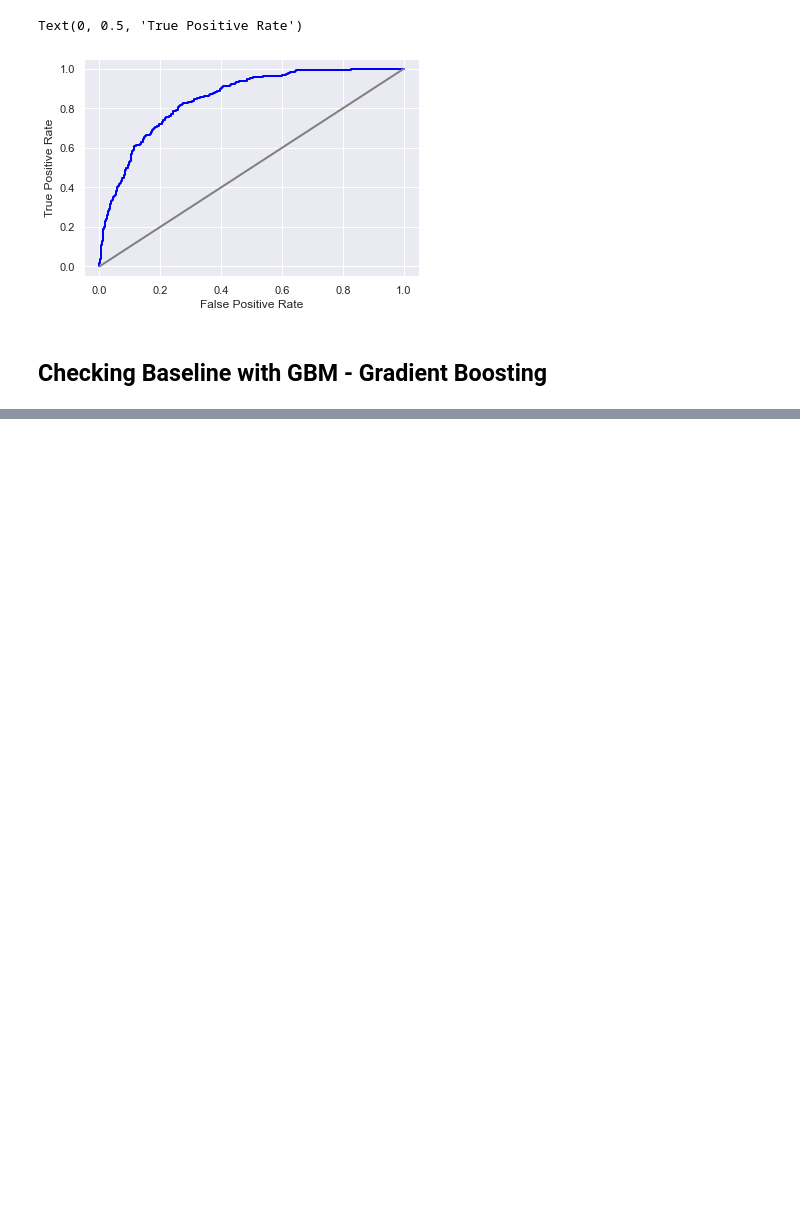
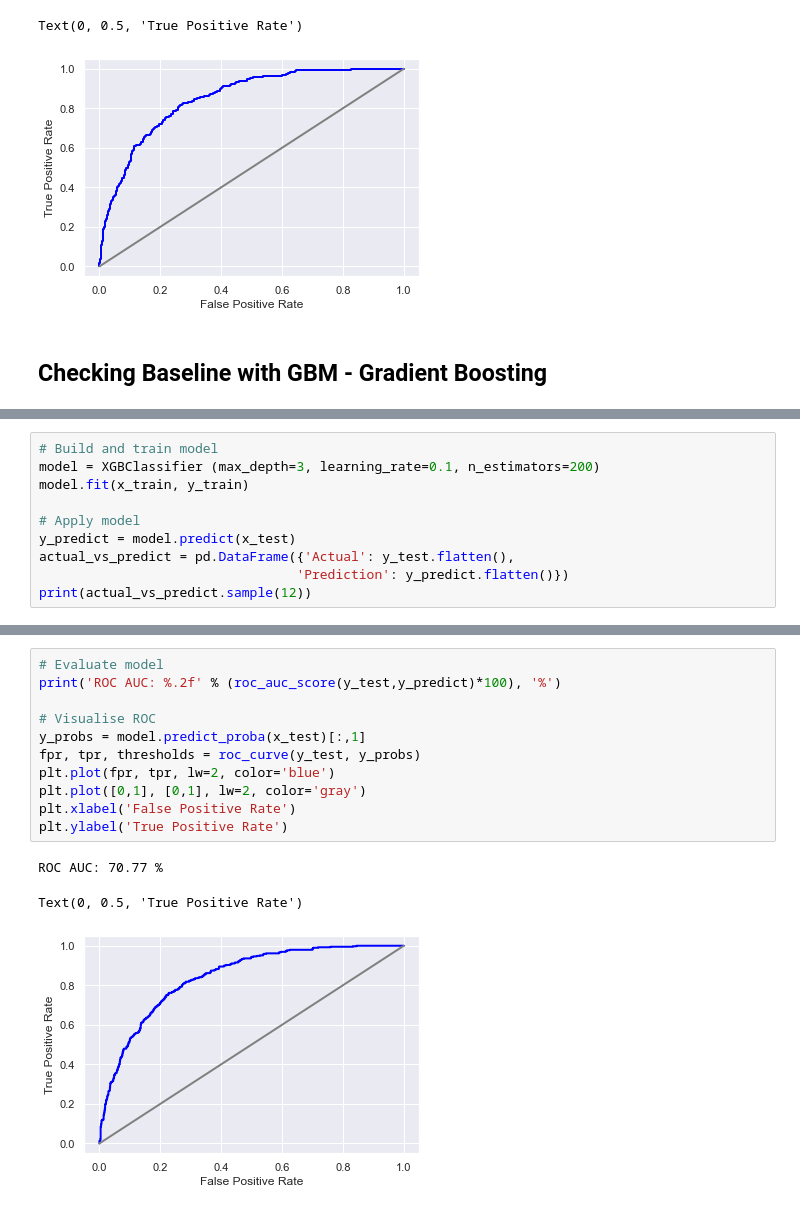
Before and after one commit to jonascocco/Data-Science-portfolio, a Jupyter notebook: Churn_Analysis/Churn_analysis.ipynb, the cells around one changed output, grey strips where cells are left out. Saved outputs shown, nothing was run; the diff lists cells and outputs as text; blank space fills up the shorter version.

```diff
--- a/Churn_Analysis/Churn_analysis.ipynb
+++ b/Churn_Analysis/Churn_analysis.ipynb
@@ -298,0 +341,10 @@ Text(0, 0.5, 'True Positive Rate')
+# %%
+# Build and train model
+model = XGBClassifier (max_depth=3, learning_rate=0.1, n_estimators=200)
+model.fit(x_train, y_train)
+
+# Apply model
+y_predict = model.predict(x_test)
+actual_vs_predict = pd.DataFrame({'Actual': y_test.flatten(),
+                                 'Prediction': y_predict.flatten()})
+print(actual_vs_predict.sample(12))
@@ -298,0 +366,15 @@ Text(0, 0.5, 'True Positive Rate')
+# %%
+# Evaluate model
+print('ROC AUC: %.2f' % (roc_auc_score(y_test,y_predict)*100), '%')
+
+# Visualise ROC
+y_probs = model.predict_proba(x_test)[:,1]
+fpr, tpr, thresholds = roc_curve(y_test, y_probs)
+plt.plot(fpr, tpr, lw=2, color='blue')
+plt.plot([0,1], [0,1], lw=2, color='gray')
+plt.xlabel('False Positive Rate')
+plt.ylabel('True Positive Rate')
+# %% [output]
+ROC AUC: 70.77 %
+Text(0, 0.5, 'True Positive Rate')
+[figure, added]
```
Also changed, not shown: parts of 7 cells of this notebook.
